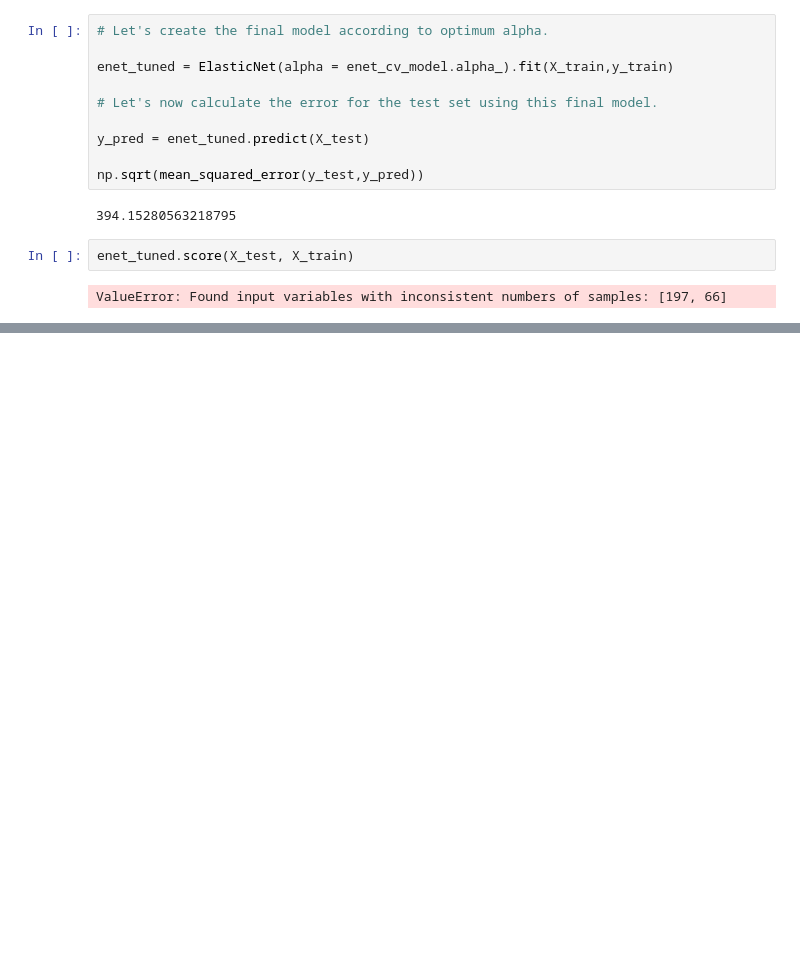
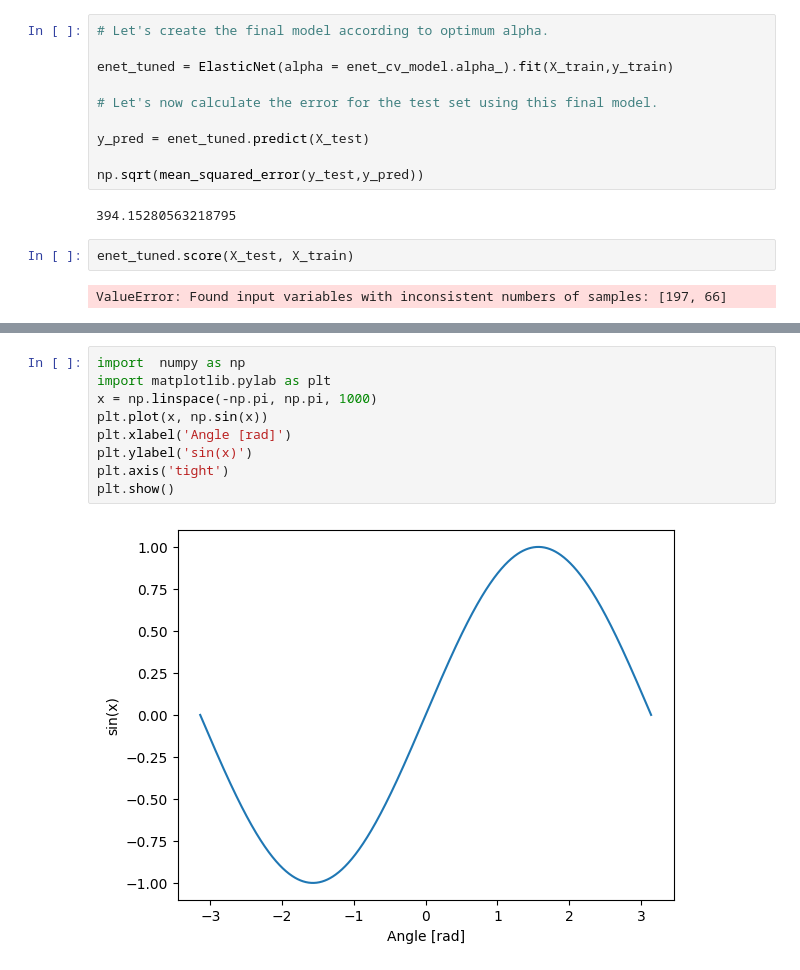
Before and after one commit to nnao45/jaist-my-jupyter, a Jupyter notebook: notebook/elasticnet/test01.ipynb, the cells around one changed output, grey strips where cells are left out. Saved outputs shown, nothing was run; the diff lists cells and outputs as text; blank space fills up the shorter version.

```diff
--- a/notebook/elasticnet/test01.ipynb
+++ b/notebook/elasticnet/test01.ipynb
@@ -114,0 +179,11 @@ ValueError: Found input variables with inconsistent numbers of samples: [197, 66
+# %%
+import  numpy as np
+import matplotlib.pylab as plt
+x = np.linspace(-np.pi, np.pi, 1000)
+plt.plot(x, np.sin(x))
+plt.xlabel('Angle [rad]')
+plt.ylabel('sin(x)')
+plt.axis('tight')
+plt.show()
+# %% [output]
+[figure, added]
```
Also changed, not shown: parts of 30 cells of this notebook, 19 other files.
